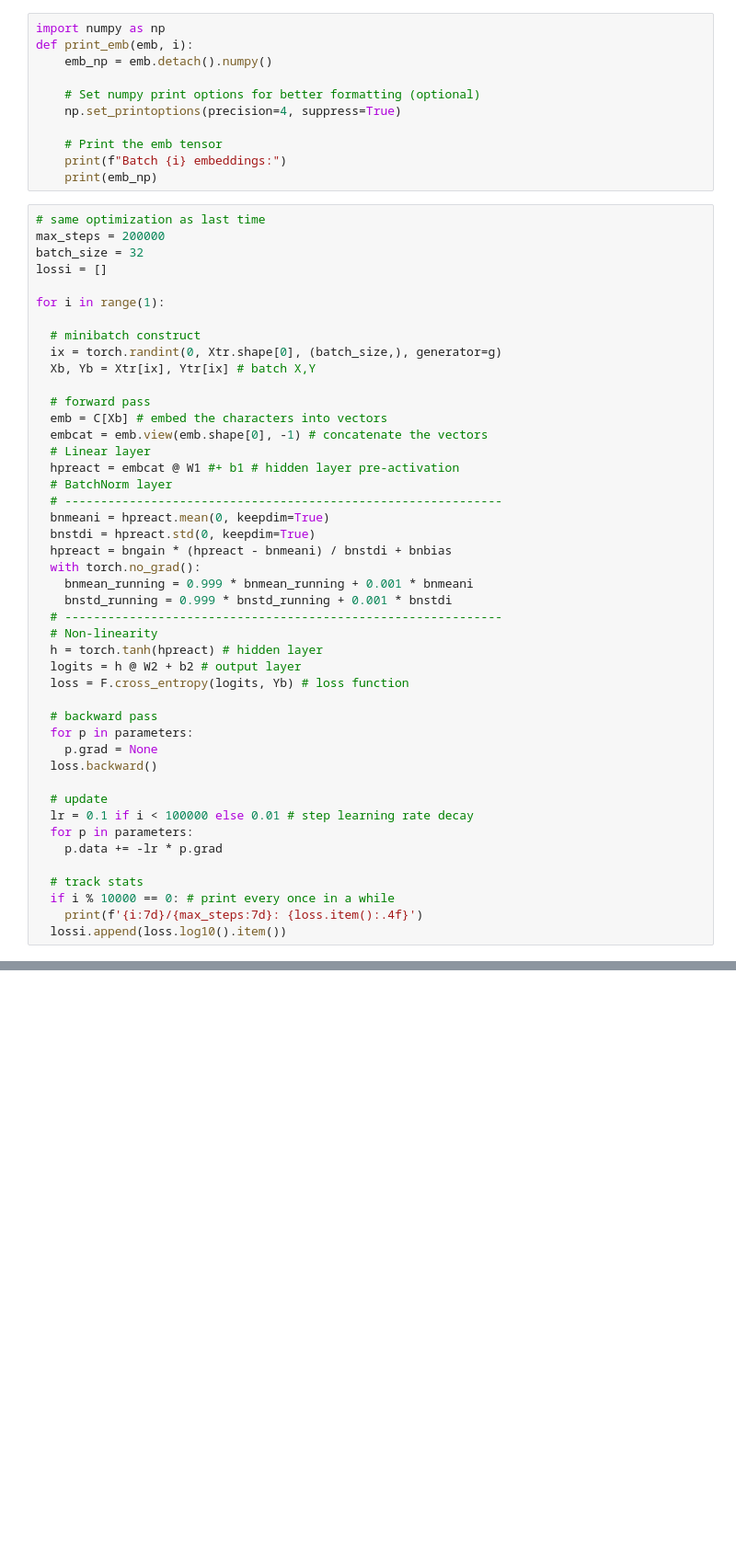
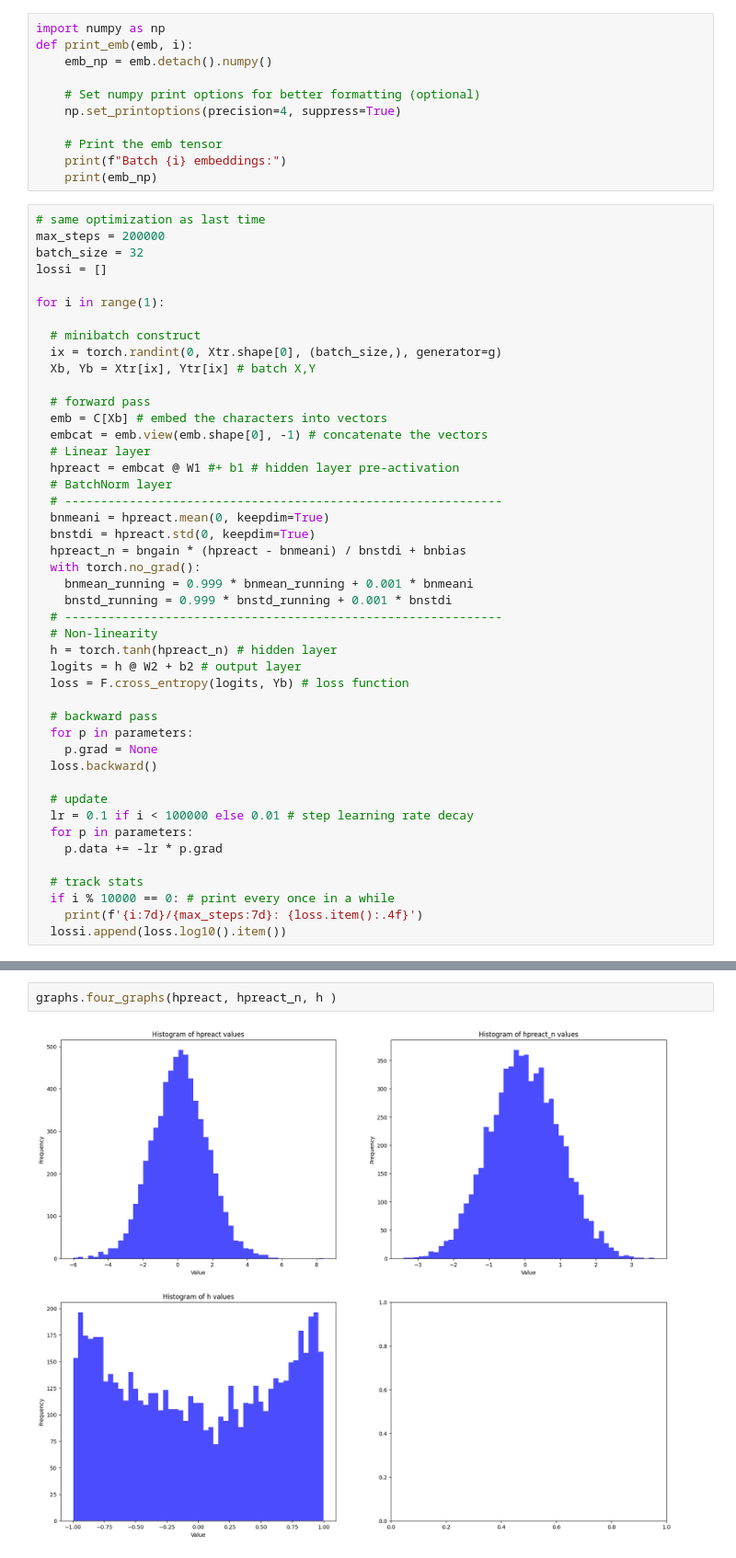
Before and after one commit to vish02chouhan/use-micrograd, a Jupyter notebook: practise/Batch-Normalization/2 Visualize batch impact.ipynb, the cells around one changed output, grey strips where cells are left out. Shown at 92% size. Cells and saved outputs as stored; diff of their text form; blank space fills up the shorter version.

```diff
--- a/practise/Batch-Normalization/2 Visualize batch impact.ipynb
+++ b/practise/Batch-Normalization/2 Visualize batch impact.ipynb
@@ -90,13 +99,13 @@ for i in range(1):
   # -------------------------------------------------------------
   bnmeani = hpreact.mean(0, keepdim=True)
   bnstdi = hpreact.std(0, keepdim=True)
-  hpreact = bngain * (hpreact - bnmeani) / bnstdi + bnbias
+  hpreact_n = bngain * (hpreact - bnmeani) / bnstdi + bnbias
   with torch.no_grad():
     bnmean_running = 0.999 * bnmean_running + 0.001 * bnmeani
     bnstd_running = 0.999 * bnstd_running + 0.001 * bnstdi
   # -------------------------------------------------------------
   # Non-linearity
-  h = torch.tanh(hpreact) # hidden layer
+  h = torch.tanh(hpreact_n) # hidden layer
   logits = h @ W2 + b2 # output layer
   loss = F.cross_entropy(logits, Yb) # loss function
 
@@ -120,0 +128,4 @@ ModuleNotFoundError: No module named 'helpers'
+# %%
+graphs.four_graphs(hpreact, hpreact_n, h )
+# %% [output]
+[figure, added]
```
Also changed, not shown: parts of 5 cells of this notebook, 2 other files.
